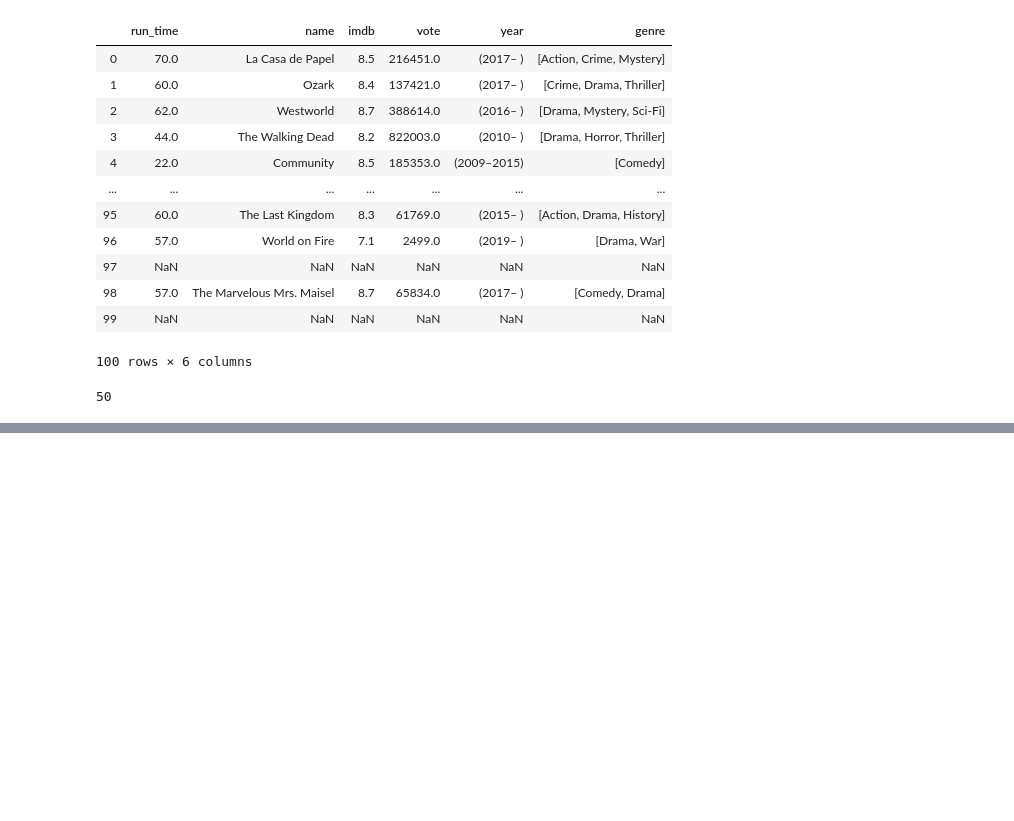
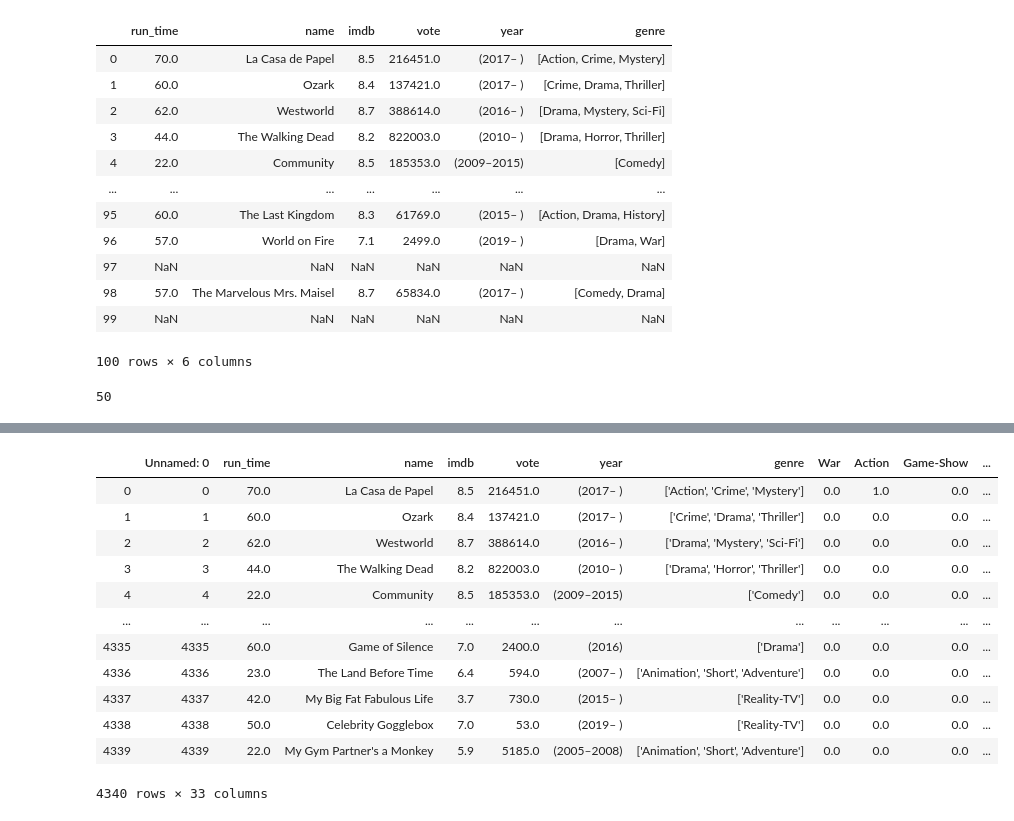
Before and after one commit to J-Joseph524/Movie_Industry_Analysis_Project, a Jupyter notebook: TV_Project.ipynb, the cells around one changed output, grey strips where cells are left out. Saved outputs shown, nothing was run; the diff lists cells and outputs as text; code cells hidden in the pictures; blank space fills up the shorter version.

```diff
--- a/TV_Project.ipynb
+++ b/TV_Project.ipynb
@@ -684,0 +339,16 @@ html
+# %%
+f_df
+# %% [output]
+|  | Unnamed: 0 | run_time | name | imdb | vote | year | genre | War | Action | Game-Show | ... |
+| 0 | 0 | 70.0 | La Casa de Papel | 8.5 | 216451.0 | (2017– ) | ['Action', 'Crime', 'Mystery'] | 0.0 | 1.0 | 0.0 | ... |
+| 1 | 1 | 60.0 | Ozark | 8.4 | 137421.0 | (2017– ) | ['Crime', 'Drama', 'Thriller'] | 0.0 | 0.0 | 0.0 | ... |
+| 2 | 2 | 62.0 | Westworld | 8.7 | 388614.0 | (2016– ) | ['Drama', 'Mystery', 'Sci-Fi'] | 0.0 | 0.0 | 0.0 | ... |
+| 3 | 3 | 44.0 | The Walking Dead | 8.2 | 822003.0 | (2010– ) | ['Drama', 'Horror', 'Thriller'] | 0.0 | 0.0 | 0.0 | ... |
+| 4 | 4 | 22.0 | Community | 8.5 | 185353.0 | (2009–2015) | ['Comedy'] | 0.0 | 0.0 | 0.0 | ... |
+| ... | ... | ... | ... | ... | ... | ... | ... | ... | ... | ... | ... |
+| 4335 | 4335 | 60.0 | Game of Silence | 7.0 | 2400.0 | (2016) | ['Drama'] | 0.0 | 0.0 | 0.0 | ... |
+| 4336 | 4336 | 23.0 | The Land Before Time | 6.4 | 594.0 | (2007– ) | ['Animation', 'Short', 'Adventure'] | 0.0 | 0.0 | 0.0 | ... |
+| 4337 | 4337 | 42.0 | My Big Fat Fabulous Life | 3.7 | 730.0 | (2015– ) | ['Reality-TV'] | 0.0 | 0.0 | 0.0 | ... |
+| 4338 | 4338 | 50.0 | Celebrity Gogglebox | 7.0 | 53.0 | (2019– ) | ['Reality-TV'] | 0.0 | 0.0 | 0.0 | ... |
+| 4339 | 4339 | 22.0 | My Gym Partner's a Monkey | 5.9 | 5185.0 | (2005–2008) | ['Animation', 'Short', 'Adventure'] | 0.0 | 0.0 | 0.0 | ... |
+4340 rows × 33 columns
```
Also changed, not shown: parts of 88 cells of this notebook.
